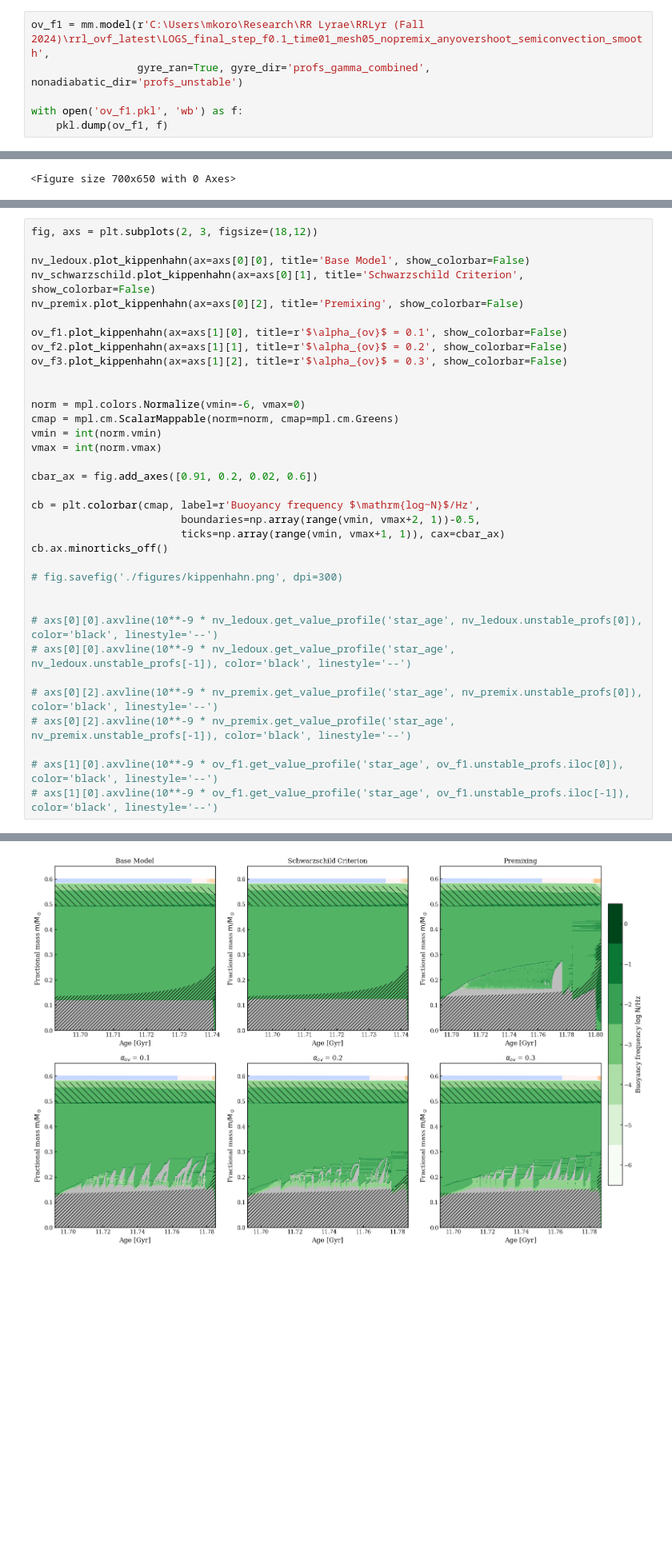
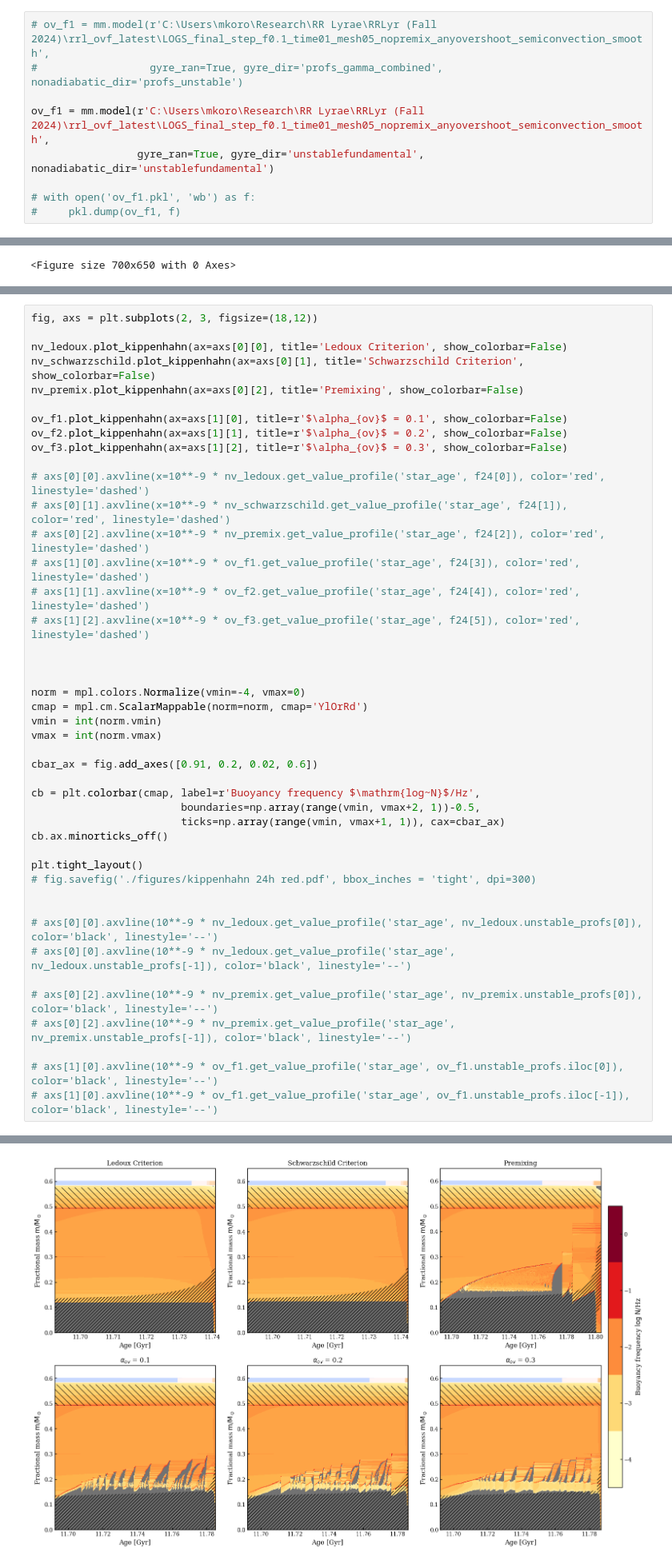
Before and after one commit to mkorolik/RR-Lyrae-g-modes, a Jupyter notebook: new_new_analysis_notebook.ipynb, the cells around one changed output, grey strips where cells are left out. Shown at 80% size. Saved outputs shown, nothing was run; the diff lists cells and outputs as text; blank space fills up the shorter version.

```diff
--- a/new_new_analysis_notebook.ipynb
+++ b/new_new_analysis_notebook.ipynb
@@ -55,11 +58,14 @@ Loading Profiles:
 Loading Frequencies
 Loading gyre files:
 # %%
+# ov_f1 = mm.model(r'C:\Users\mkoro\Research\RR Lyrae\RRLyr (Fall 2024)\rrl_ovf_latest\LOGS_final_step_f0.1_time01_mesh05_nopremix_anyovershoot_semiconvection_smooth',
+#                  gyre_ran=True, gyre_dir='profs_gamma_combined', nonadiabatic_dir='profs_unstable')
+
 ov_f1 = mm.model(r'C:\Users\mkoro\Research\RR Lyrae\RRLyr (Fall 2024)\rrl_ovf_latest\LOGS_final_step_f0.1_time01_mesh05_nopremix_anyovershoot_semiconvection_smooth',
-                 gyre_ran=True, gyre_dir='profs_gamma_combined', nonadiabatic_dir='profs_unstable')
+                 gyre_ran=True, gyre_dir='unstablefundamental', nonadiabatic_dir='unstablefundamental')
 
-with open('ov_f1.pkl', 'wb') as f:
-    pkl.dump(ov_f1, f)
+# with open('ov_f1.pkl', 'wb') as f:
+#     pkl.dump(ov_f1, f)
 # %% [output]
 Creating model from directory C:\Users\mkoro\Research\RR Lyrae\RRLyr (Fall 2024)\rrl_ovf_latest\LOGS_final_step_f0.1_time01_mesh05_nopremix_anyovershoot_semiconvection_smooth
 Loading Profiles:
@@ -202,7 +495,7 @@ m1_f1.plot_kippenhahn(ax=axs[2], title='initial mass 1M')
 # %%
 fig, axs = plt.subplots(2, 3, figsize=(18,12))
 
-nv_ledoux.plot_kippenhahn(ax=axs[0][0], title='Base Model', show_colorbar=False)
+nv_ledoux.plot_kippenhahn(ax=axs[0][0], title='Ledoux Criterion', show_colorbar=False)
 nv_schwarzschild.plot_kippenhahn(ax=axs[0][1], title='Schwarzschild Criterion', show_colorbar=False)
 nv_premix.plot_kippenhahn(ax=axs[0][2], title='Premixing', show_colorbar=False)
 
@@ -210,38 +503,47 @@ ov_f1.plot_kippenhahn(ax=axs[1][0], title=r'$\alpha_{ov}$ = 0.1', show_colorbar=
 ov_f2.plot_kippenhahn(ax=axs[1][1], title=r'$\alpha_{ov}$ = 0.2', show_colorbar=False)
 ov_f3.plot_kippenhahn(ax=axs[1][2], title=r'$\alpha_{ov}$ = 0.3', show_colorbar=False)
 
+# axs[0][0].axvline(x=10**-9 * nv_ledoux.get_value_profile('star_age', f24[0]), color='red', linestyle='dashed')
+# axs[0][1].axvline(x=10**-9 * nv_schwarzschild.get_value_profile('star_age', f24[1]), color='red', linestyle='dashed')
+# axs[0][2].axvline(x=10**-9 * nv_premix.get_value_profile('star_age', f24[2]), color='red', linestyle='dashed')
+# axs[1][0].axvline(x=10**-9 * ov_f1.get_value_profile('star_age', f24[3]), color='red', linestyle='dashed')
+# axs[1][1].axvline(x=10**-9 * ov_f2.get_value_profile('star_age', f24[4]), color='red', linestyle='dashed')
+# axs[1][2].axvline(x=10**-9 * ov_f3.get_value_profile('star_age', f24[5]), color='red', linestyle='dashed')
 
-norm = mpl.colors.Normalize(vmin=-6, vmax=0)
-cmap = mpl.cm.ScalarMappable(norm=norm, cmap=mpl.cm.Greens)
+
+
+norm = mpl.colors.Normalize(vmin=-4, vmax=0)
+cmap = mpl.cm.ScalarMappable(norm=norm, cmap='YlOrRd')
 vmin = int(norm.vmin)
 vmax = int(norm.vmax)
 
 cbar_ax = fig.add_axes([0.91, 0.2, 0.02, 0.6])
 
 cb = plt.colorbar(cmap, label=r'Buoyancy frequency $\mathrm{log~N}$/Hz',
                         boundaries=np.array(range(vmin, vmax+2, 1))-0.5,
                         ticks=np.array(range(vmin, vmax+1, 1)), cax=cbar_ax)
 cb.ax.minorticks_off()
 
-# fig.savefig('./figures/kippenhahn.png', dpi=300)
+plt.tight_layout()
+# fig.savefig('./figures/kippenhahn 24h red.pdf', bbox_inches = 'tight', dpi=300)
 
 
 # axs[0][0].axvline(10**-9 * nv_ledoux.get_value_profile('star_age', nv_ledoux.unstable_profs[0]), color='black', linestyle='--')
 # axs[0][0].axvline(10**-9 * nv_ledoux.get_value_profile('star_age', nv_ledoux.unstable_profs[-1]), color='black', linestyle='--')
 
 # axs[0][2].axvline(10**-9 * nv_premix.get_value_profile('star_age', nv_premix.unstable_profs[0]), color='black', linestyle='--')
 # axs[0][2].axvline(10**-9 * nv_premix.get_value_profile('star_age', nv_premix.unstable_profs[-1]), color='black', linestyle='--')
 
 # axs[1][0].axvline(10**-9 * ov_f1.get_value_profile('star_age', ov_f1.unstable_profs.iloc[0]), color='black', linestyle='--')
 # axs[1][0].axvline(10**-9 * ov_f1.get_value_profile('star_age', ov_f1.unstable_profs.iloc[-1]), color='black', linestyle='--')
 # %% [output]
 0.5919879918704183
 0.592014874431724
 0.5911783492004297
 0.5916920019149492
 0.5916643925785918
 0.5916314669172067
-[figure, old version]
+[figure, new version]
 <Figure size 700x650 with 0 Axes>
 <Figure size 700x650 with 0 Axes>
 <Figure size 700x650 with 0 Axes>
```
Also changed, not shown: parts of 113 cells of this notebook, 1 other file.
